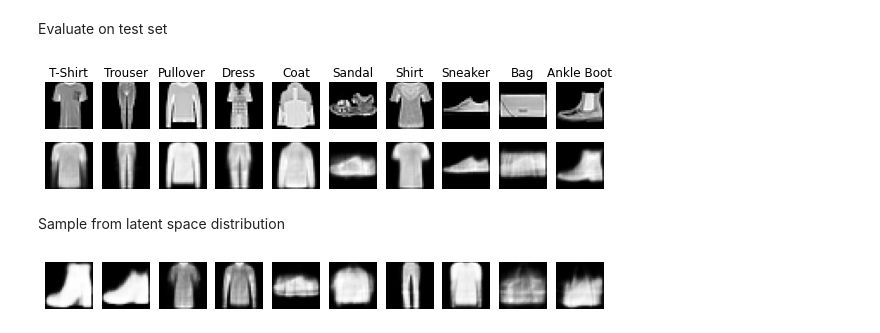
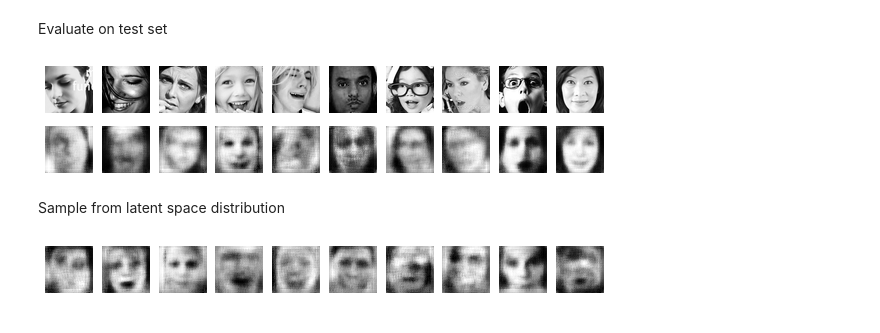
Before and after one commit to ZhiqiEliWang/csci4968-VAE-project, a Jupyter notebook: vae.ipynb, the cells around one changed output. Saved outputs shown, nothing was run; the diff lists cells and outputs as text; code cells hidden in the pictures.

```diff
--- a/vae.ipynb
+++ b/vae.ipynb
@@ -116,12 +109,14 @@ class VAE(Module):
 # %% [markdown]
 Define training loop
 # %%
+from torch.utils.data import DataLoader
 from torch.optim import Adam
+from tqdm import tqdm
 
-d = 28 * 28
-n1 = 256
+c1 = 4
+c2 = 32
 lat = 128
-epochs = 20
+epochs = 5
 batch_size = 128
 
 training_data = DataLoader(training_data, batch_size=batch_size, shuffle=True)
@@ -129,13 +124,12 @@ test_data = DataLoader(test_data, batch_size=batch_size, shuffle=True)
 
 batches = len(training_data)
 
-vae = VAE(d, n1, lat)
+vae = VAE(c1, c2, lat)
 adam = Adam(vae.parameters())
 
 for e in range(epochs):
     loss = 0
-    for x_batch, _ in training_data:
-        x_batch = img2vec(x_batch)
+    for x_batch, _ in tqdm(training_data):
         adam.zero_grad()
         vae.forward(x_batch)
 
@@ -170,7 +149,6 @@ total_loss = 0
 batches = len(test_data)
 
 for x_batch, _ in test_data:
-    x_batch = img2vec(x_batch)
     vae.forward(x_batch)
 
     total_loss += vae.batch_loss()
@@ -181,58 +159,50 @@ Test loss: 68.4511
 # %% [markdown]
 Evaluate on test set
 # %%
-imgs = {}
-for test_batch, label_batch in test_data:
-    for idx in range(batches):
-        img = test_batch[idx]
-        label = label_batch[idx].item()
-
-        if label not in imgs:
-            imgs[label] = img
+imgs = []
+for test_batch, _ in test_data:
+    for idx in range(batch_size):
+        imgs.append(test_batch[idx])
 
         if len(imgs) == 10:
             break
 
     if len(imgs) == 10:
         break
 
 cols, rows = 10, 2
 figure = plt.figure(figsize=(cols, rows))
-label = 0
-for i in range(1, int(cols * rows / 2) + 1):
-    img = imgs[label]
+idx = 0
+for i, img in zip(range(1, int(cols * rows / 2) + 1), imgs):
+    figure.add_subplot(rows, cols, i)
+    plt.axis("off")
+    plt.imshow(img.detach().squeeze(), cmap="gray")
 
-    figure.add_subplot(rows, cols, i)
-    plt.title(labels_map[label])
-    plt.axis("off")
-    plt.imshow(img.squeeze(), cmap="gray")
+    idx += 1
 
-    label += 1
-
-label = 0
-for i in range(int(cols * rows / 2) + 1, cols * rows + 1):
-    img = imgs[label]
-    img = vec2img(vae.forward(img2vec(img)))
+idx = 0
+for i, img in zip(range(int(cols * rows / 2) + 1, cols * rows + 1), imgs):
+    img = vae.forward(img[:, None, :, :])
 
     figure.add_subplot(rows, cols, i)
     plt.axis("off")
     plt.imshow(img.detach().squeeze(), cmap="gray")
 
-    label += 1
+    idx += 1
 
 plt.show()
 # %% [output]
-[figure, old version]
+[figure, new version]
 # %% [markdown]
 Sample from latent space distribution
 # %%
 cols, rows = 10, 1
 figure = plt.figure(figsize=(cols, rows))
 for i in range(1, 10 + 1):
-    img = vec2img(vae.decoder(torch.normal(torch.zeros(lat), torch.ones(lat))))
+    img = vae.decoder(torch.normal(torch.zeros(lat), torch.ones(lat))[None, :])
 
     figure.add_subplot(rows, cols, i)
     plt.axis("off")
     plt.imshow(img.detach().squeeze(), cmap="gray")
 # %% [output]
-[figure, old version]
+[figure, new version]
```
Also changed, not shown: parts of 5 cells of this notebook.
